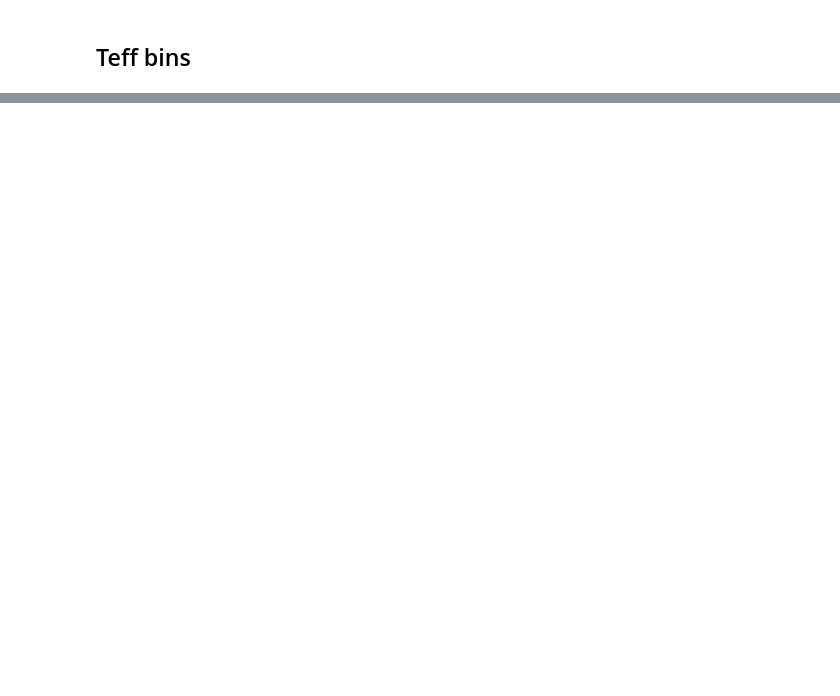
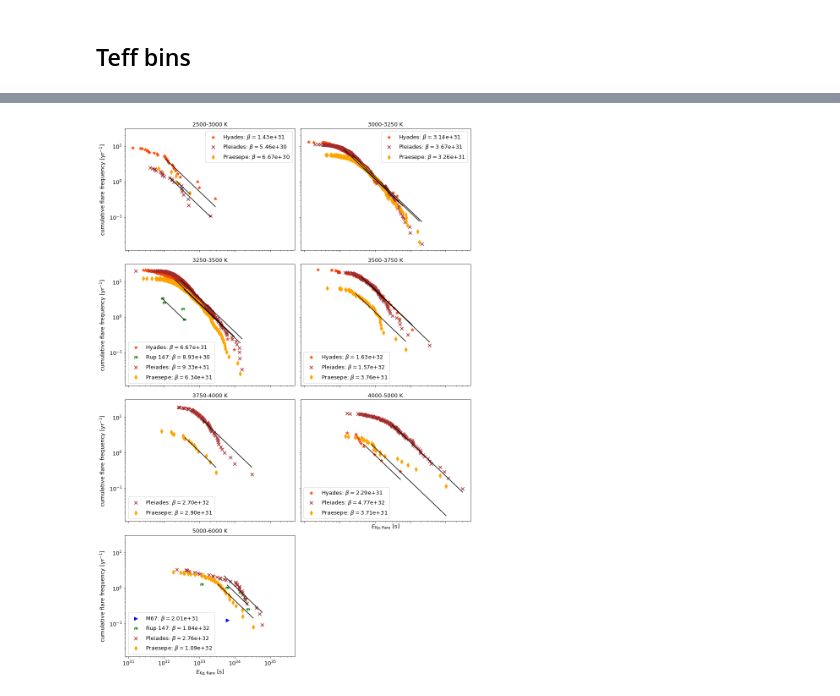
Before and after one commit to ekaterinailin/flares-in-clusters-with-k2-ii, a Jupyter notebook: VettingFlares/FFDs.ipynb, the cells around one changed output, grey strips where cells are left out. Cells and saved outputs as stored; diff of their text form; code cells hidden in the pictures; blank space fills up the shorter version.

```diff
--- a/VettingFlares/FFDs.ipynb
+++ b/VettingFlares/FFDs.ipynb
@@ -195,0 +227,85 @@ Setting frequency adjusted count values with new values, size 469.
+# %%
+
+
+resen = {}
+df2 = copy.deepcopy(df)
+df2["ed_rec"] = df.ed_rec * df.Lum_Kepler
+fig, axes = plt.subplots(nrows=4,ncols=2,figsize=(12.5,18.5), sharex=True, sharey=True, squeeze=True)
+k = 0
+axes = [l for x in axes for l in x]
+for i, g in df2.groupby(bins_T):
+    resen[i]={}
+    for j, h in g.groupby("cluster"):
+
+      #  print(i,j)
+      #  print(h.shape)
+        tobs = T[(T.Teff_median == i) & (T.cluster == j)].LC_time_years.values[0]
+        h = h[(h.real == 1)]
+        if h.shape[0] == 0:
+            continue
+        else:
+            ffd = FFD(f=h, tot_obs_time=tobs, ID="EPIC")
+
+            #---------- get thershold
+
+            ed, freq, counts = ffd.ed_and_freq(energy_correction=False,
+                                        recovery_probability_correction=False,
+                                         multiple_stars=True)
+
+            cts = pd.Series(counts).value_counts()
+            thresh = cts[cts==1].sort_index().index.min()
+
+            # ----------- use threshold
+
+            ed, freq, counts = ffd.ed_and_freq(energy_correction=False,
+                                        recovery_probability_correction=False,
+                                         multiple_stars=False)
+
+            ffd.count_ed = ffd.count_ed[np.where(ffd.count_ed>=thresh)]
+            ffd.ed = ed[np.where(ed>=thresh)]
+            ffd.freq = freq[np.where(ed>=thresh)]
+
+            ffd.alpha, ffd.alpha_err = alpha, alpha_err
+
+            betas, beta, beta_err = ffd.fit_beta_to_powerlaw(mode="energy")
+            #print(f"Fitted power law beta={ffd.beta}")
+
+            if j == "ngc2682":
+                E, y = ffd.ed[0], ffd.freq[0]
+                ffd.beta = y * np.power(E, ffd.alpha-1)
+                a, x, y = ffd.plot_powerlaw(axes[k], c="k",)
+
+            else:
+                a, x, y = ffd.plot_powerlaw(axes[k], c="k",)
+
+            resen[i][ccol[j][0]]={"beta_en":ffd.beta,
+                                "beta_en_err":ffd.beta_err,
+                                "nflares":len(ed),
+                                "age":ccol[j][3],
+                                "age_uperr":ccol[j][4],
+                                "age_lowerr":ccol[j][5]
+                                }
+
+            ed, freq, counts = ffd.ed_and_freq(energy_correction=False,
+                                        recovery_probability_correction=False,
+                                         multiple_stars=False)
+
+            axes[k].scatter(ed, freq, c=ccol[j][1], marker=ccol[j][2], s=60,
+                           label=fr"{ccol[j][0]}: $\beta=${ffd.beta:.2e}")
+
+            axes[k].set_xscale('log')
+            axes[k].set_yscale('log')
+            axes[k].set_title(f"{i} K")
+            axes[k].legend()
+
+
+    k += 1
+axes[-1].axis('off')
+for i in [0,2,4,6]:
+    axes[i].set_ylabel(r"cumulative flare frequency [yr$^{-1}$]")
+for i in [5,6]:
+    axes[i].set_xlabel(r"$E_\mathrm{Kp,flare}$ [s]")
+plt.tight_layout()
+plt.savefig(f"plots/{tstamp}_SpT_wise_sample_ffd_energy.png", dpi=300)
+# %% [output]
+[figure, added]
```
Also changed, not shown: parts of 19 cells of this notebook, 4 other files.
